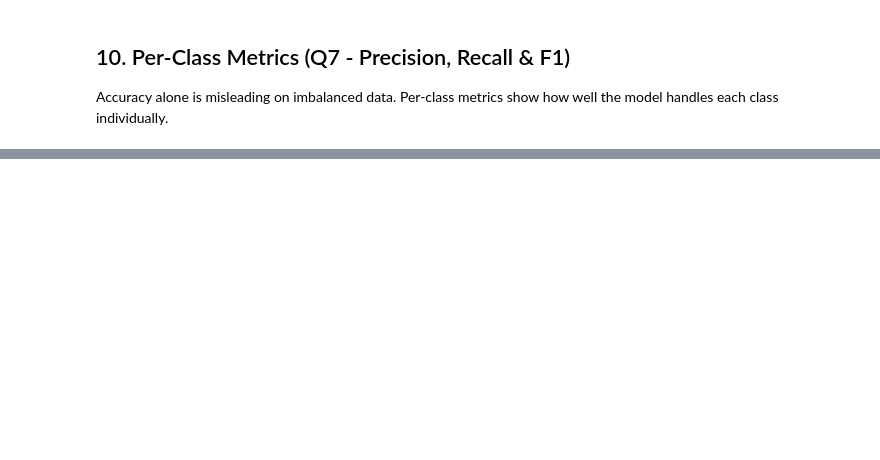
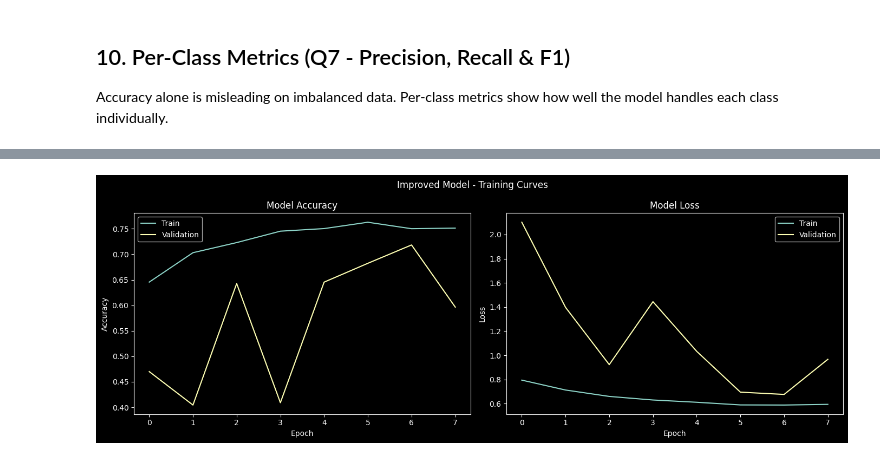
Before and after one commit to akosbujdi/cv-assign2-ann, a Jupyter notebook: pneumonia_classification.ipynb, the cells around one changed output, grey strips where cells are left out. Cells and saved outputs as stored; diff of their text form; code cells hidden in the pictures; blank space fills up the shorter version.

```diff
--- a/pneumonia_classification.ipynb
+++ b/pneumonia_classification.ipynb
@@ -279,0 +305,18 @@ weighted avg       0.68      0.64      0.63       437
+# %%
+save_callback_imp = tf.keras.callbacks.ModelCheckpoint(
+    'pneumonia_improved.keras',
+    save_freq='epoch',
+    save_best_only=True
+)
+
+start_time = time.time()
+
+history_imp = improved_model.fit(
+    train_ds,
+    validation_data=val_ds,
+    callbacks=[save_callback_imp],
+    epochs=EPOCHS
+)
+
+elapsed = time.time() - start_time
+print(f'\nTraining time: {elapsed:.1f} seconds ({elapsed/60:.1f} minutes)')
@@ -279,0 +350,22 @@ weighted avg       0.68      0.64      0.63       437
+# %%
+fig, axes = plt.subplots(1, 2, figsize=(14, 5))
+
+axes[0].plot(history_imp.history['accuracy'], label='Train')
+axes[0].plot(history_imp.history['val_accuracy'], label='Validation')
+axes[0].set_title('Model Accuracy')
+axes[0].set_xlabel('Epoch')
+axes[0].set_ylabel('Accuracy')
+axes[0].legend()
+
+axes[1].plot(history_imp.history['loss'], label='Train')
+axes[1].plot(history_imp.history['val_loss'], label='Validation')
+axes[1].set_title('Model Loss')
+axes[1].set_xlabel('Epoch')
+axes[1].set_ylabel('Loss')
+axes[1].legend()
+
+plt.suptitle('Improved Model - Training Curves')
+plt.tight_layout()
+plt.show()
+# %% [output]
+[figure, added]
```
Also changed, not shown: parts of 12 cells of this notebook, 2 other files.
